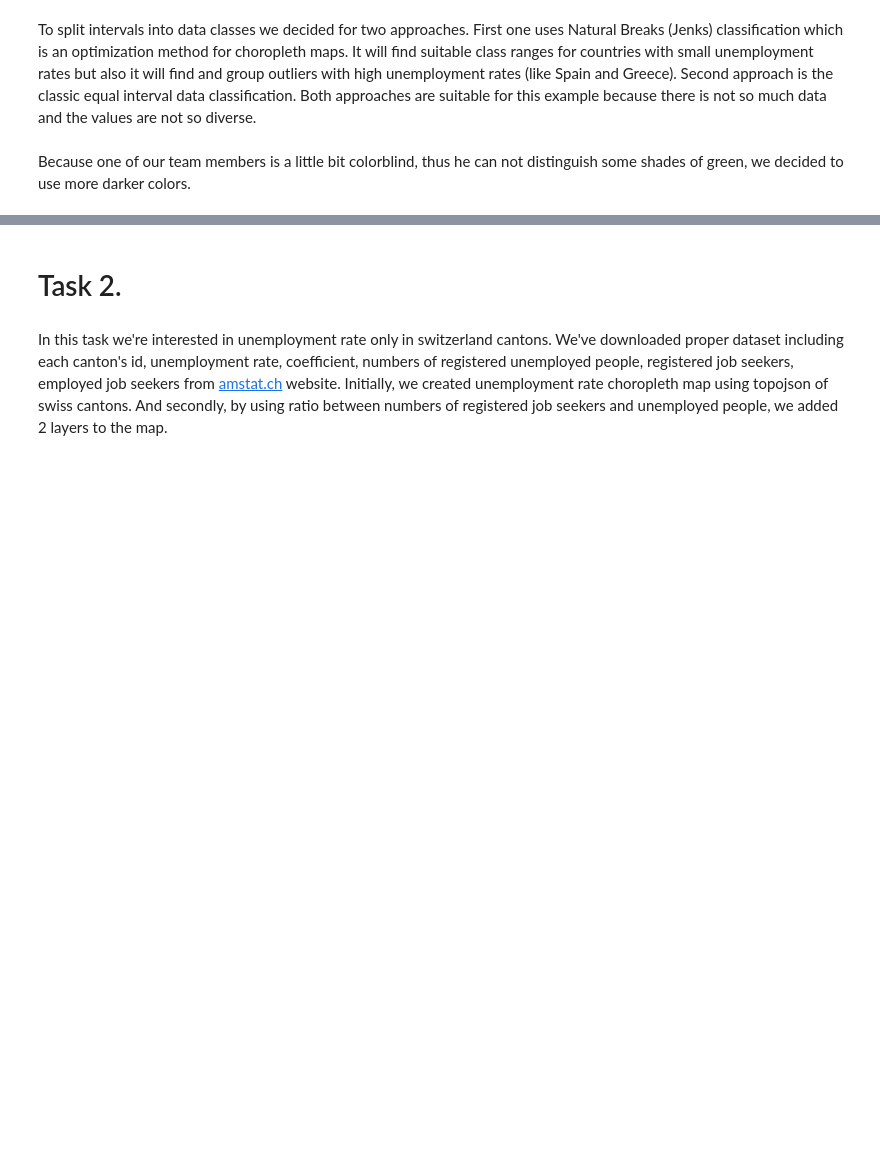
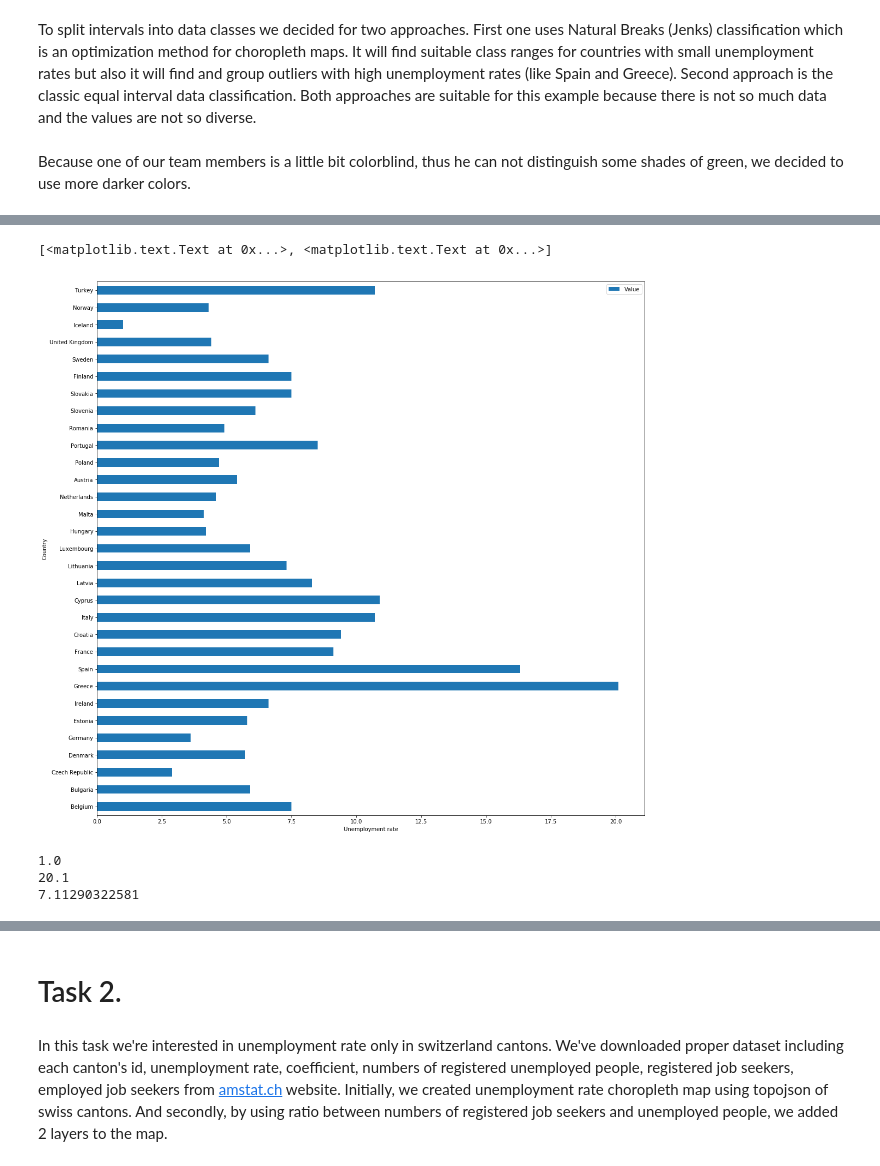
Before and after one commit to antonino-barbera/seanbi, a Jupyter notebook: HW3/Homework 3.ipynb, the cells around one changed output, grey strips where cells are left out. Drawn from its saved outputs; the diff is of its cells as text; code cells hidden in the pictures; blank space fills up the shorter version.

```diff
--- a/HW3/Homework 3.ipynb
+++ b/HW3/Homework 3.ipynb
@@ -159,3 +160,18 @@ folium.LayerControl().add_to(m)
 m
 # %% [output]
 [interactive output not drawn]
+# %%
+df.set_index('GEO', inplace=True)
+barplot=df.plot.barh(figsize=(18,18))
+barplot.set(xlabel="Unemployment rate", ylabel="Country")
+# %% [output]
+[<matplotlib.text.Text at 0x...>, <matplotlib.text.Text at 0x...>]
+[figure, added]
+# %%
+print(df['Value'].min())
+print(df['Value'].max())
+print(df['Value'].mean())
+# %% [output]
+1.0
+20.1
+7.11290322581
```
Also changed, not shown: parts of 14 cells of this notebook, 1 other file.
